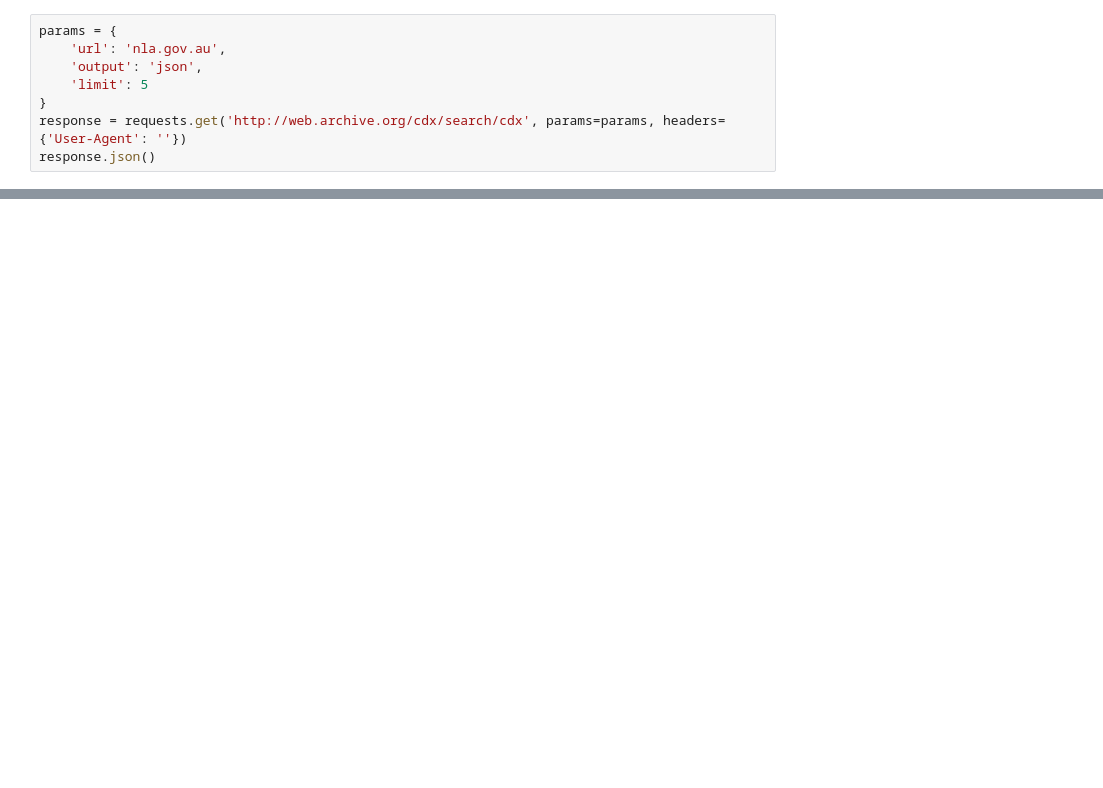
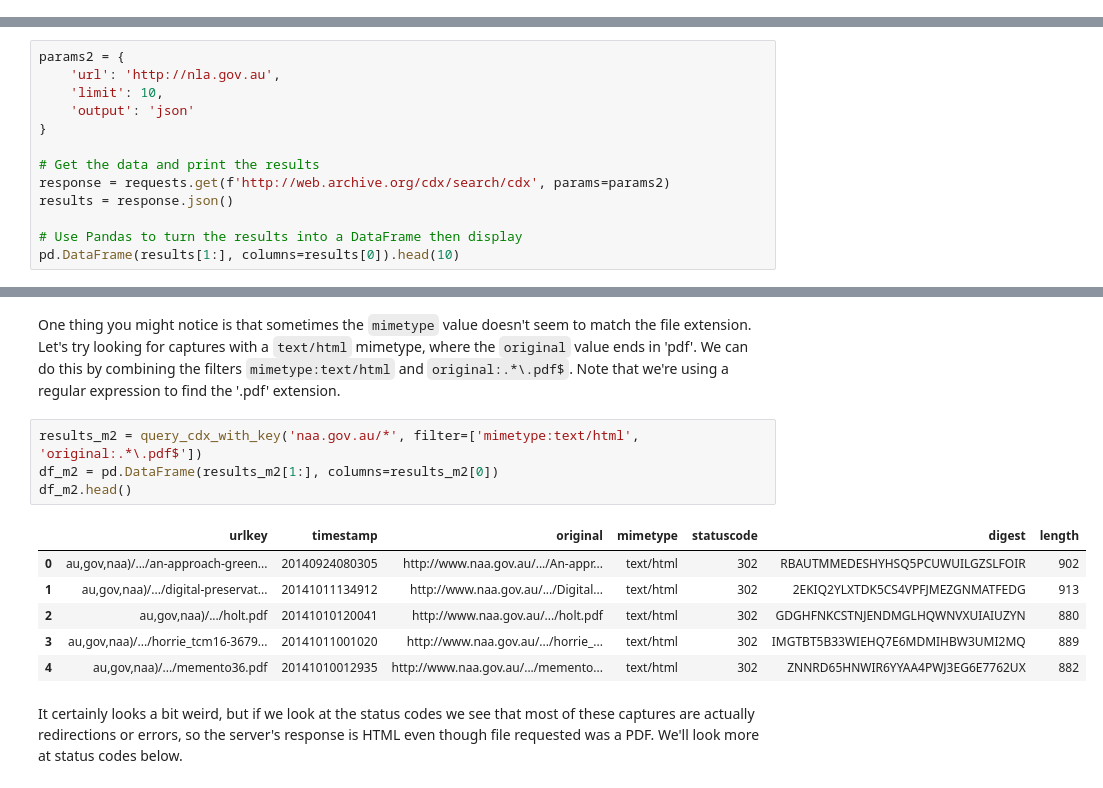
Before and after one commit to GLAM-Workbench/web-archives, a Jupyter notebook: exploring_cdx_api.ipynb, the cells around one changed output, grey strips where cells are left out. Cells and saved outputs as stored; diff of their text form; blank space fills up the shorter version.

```diff
--- a/exploring_cdx_api.ipynb
+++ b/exploring_cdx_api.ipynb
@@ -111,8 +0,0 @@ As JSON
-# %%
-params = {
-    'url': 'nla.gov.au',
-    'output': 'json',
-    'limit': 5
-}
-response = requests.get('http://web.archive.org/cdx/search/cdx', params=params, headers={'User-Agent': ''})
-response.json()
@@ -468,0 +56,13 @@ Name: subdomain, dtype: int64
+# %%
+params2 = {
+    'url': 'http://nla.gov.au',
+    'limit': 10,
+    'output': 'json'
+}
+
+# Get the data and print the results
+response = requests.get(f'http://web.archive.org/cdx/search/cdx', params=params2)
+results = response.json()
+
+# Use Pandas to turn the results into a DataFrame then display
+pd.DataFrame(results[1:], columns=results[0]).head(10)
@@ -468,0 +397,15 @@ Name: subdomain, dtype: int64
+# %% [markdown]
+One thing you might notice is that sometimes the `mimetype` value doesn't seem to match the file extension. Let's try looking for captures with a `text/html` mimetype, where the `original` value ends in 'pdf'. We can do this by combining the filters `mimetype:text/html` and `original:.*\.pdf$`. Note that we're using a regular expression to find the '.pdf' extension.
+# %%
+results_m2 = query_cdx_with_key('naa.gov.au/*', filter=['mimetype:text/html', 'original:.*\.pdf$'])
+df_m2 = pd.DataFrame(results_m2[1:], columns=results_m2[0])
+df_m2.head()
+# %% [output]
+|  | urlkey | timestamp | original | mimetype | statuscode | digest | length |
+| 0 | au,gov,naa)/.../an-approach-green... | 20140924080305 | http://www.naa.gov.au/.../An-appr... | text/html | 302 | RBAUTMMEDESHYHSQ5PCUWUILGZSLFOIR | 902 |
+| 1 | au,gov,naa)/.../digital-preservat... | 20141011134912 | http://www.naa.gov.au/.../Digital... | text/html | 302 | 2EKIQ2YLXTDK5CS4VPFJMEZGNMATFEDG | 913 |
+| 2 | au,gov,naa)/.../holt.pdf | 20141010120041 | http://www.naa.gov.au/.../holt.pdf | text/html | 302 | GDGHFNKCSTNJENDMGLHQWNVXUIAIUZYN | 880 |
+| 3 | au,gov,naa)/.../horrie_tcm16-3679... | 20141011001020 | http://www.naa.gov.au/.../horrie_... | text/html | 302 | IMGTBT5B33WIEHQ7E6MDMIHBW3UMI2MQ | 889 |
+| 4 | au,gov,naa)/.../memento36.pdf | 20141010012935 | http://www.naa.gov.au/.../memento... | text/html | 302 | ZNNRD65HNWIR6YYAA4PWJ3EG6E7762UX | 882 |
+# %% [markdown]
+It certainly looks a bit weird, but if we look at the status codes we see that most of these captures are actually redirections or errors, so the server's response is HTML even though file requested was a PDF. We'll look more at status codes below.
```
Also changed, not shown: parts of 118 cells of this notebook, 37 other files.
